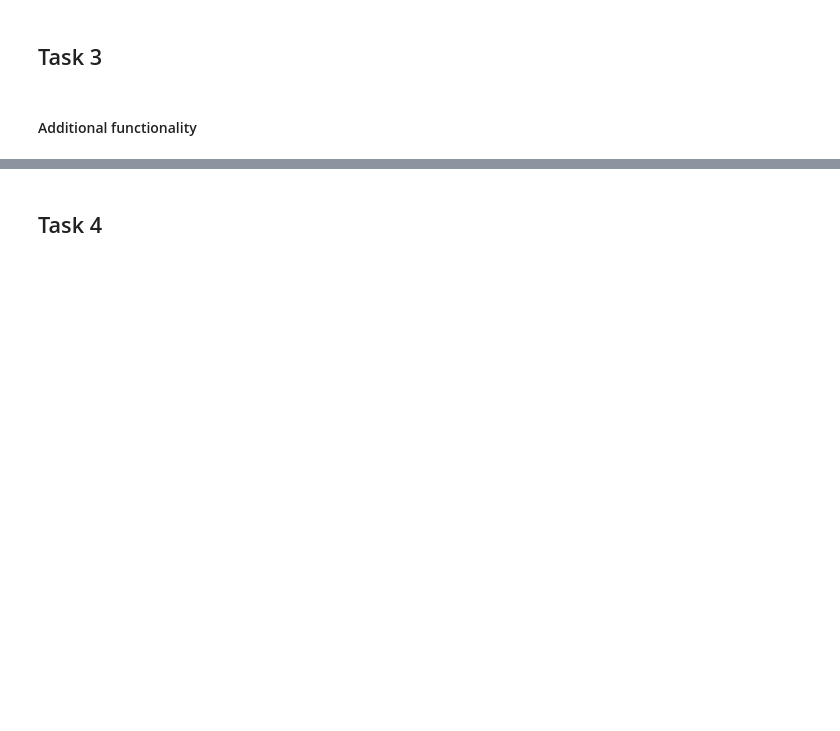
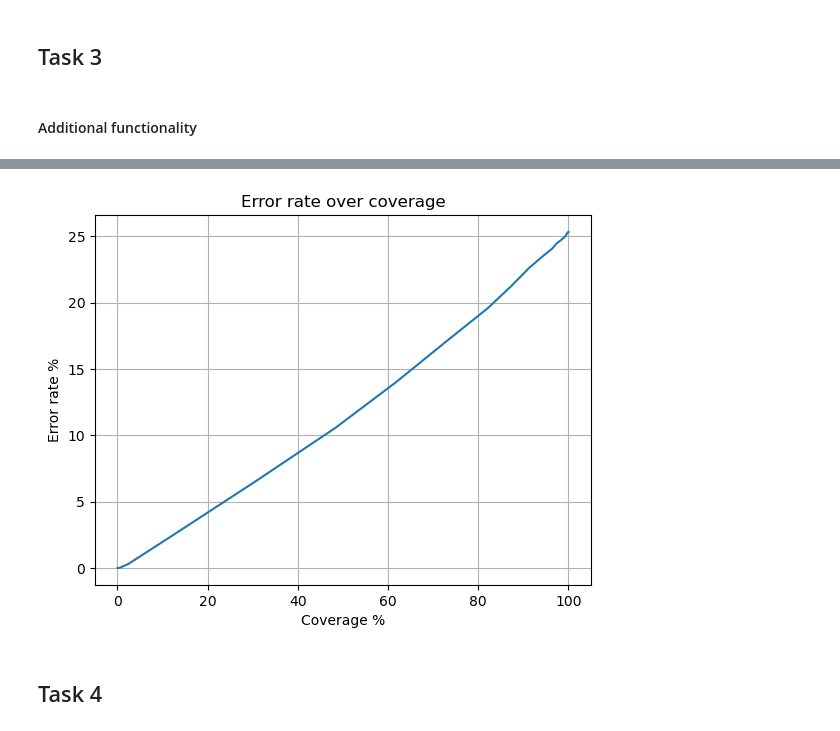
Before and after one commit to Pimsel/2AMM10-Assignments, a Jupyter notebook: ass1_skeleton.ipynb, the cells around one changed output, grey strips where cells are left out. Cells and saved outputs as stored; diff of their text form; code cells hidden in the pictures; blank space fills up the shorter version.

```diff
--- a/ass1_skeleton.ipynb
+++ b/ass1_skeleton.ipynb
@@ -632 +618,6 @@ def filter_recommendations(query_recommendations, threshold):
+# %%
+def compute_confidence_batch(topk_distances: torch.Tensor) -> torch.Tensor:
+    mean_dist = topk_distances.mean(dim=1)
+    confidence = 1.0 - mean_dist / 2.0
+    return confidence.clamp(0.0, 1.0)
 # %% [markdown]
@@ -712,3 +684,24 @@ Error rate: 23.57%
+# %%
+def plot3():
+    threshold_range = np.linspace(start=0.73, stop=1.0, num=28)
+    FPR_list, coverage_list = [], []
+    for t in threshold_range:
+        FPR, coverage = test3(threshold=t)
+        FPR_list.append(round(FPR*100, 2))
+        coverage_list.append(round(coverage*100, 2))
+
+    plt.figure()
+    plt.plot(coverage_list, FPR_list)
+    plt.title("Error rate over coverage")
+    plt.xlabel("Coverage %")
+    plt.ylabel("Error rate %")
+    plt.grid(True, which="both")
+    plt.show()
+
+# Uncomment to run
+plot3()
+# %% [output]
+[figure, added]
 # %% [markdown]
 ## Task 4
 # %%
```
Also changed, not shown: parts of 4 cells of this notebook.
